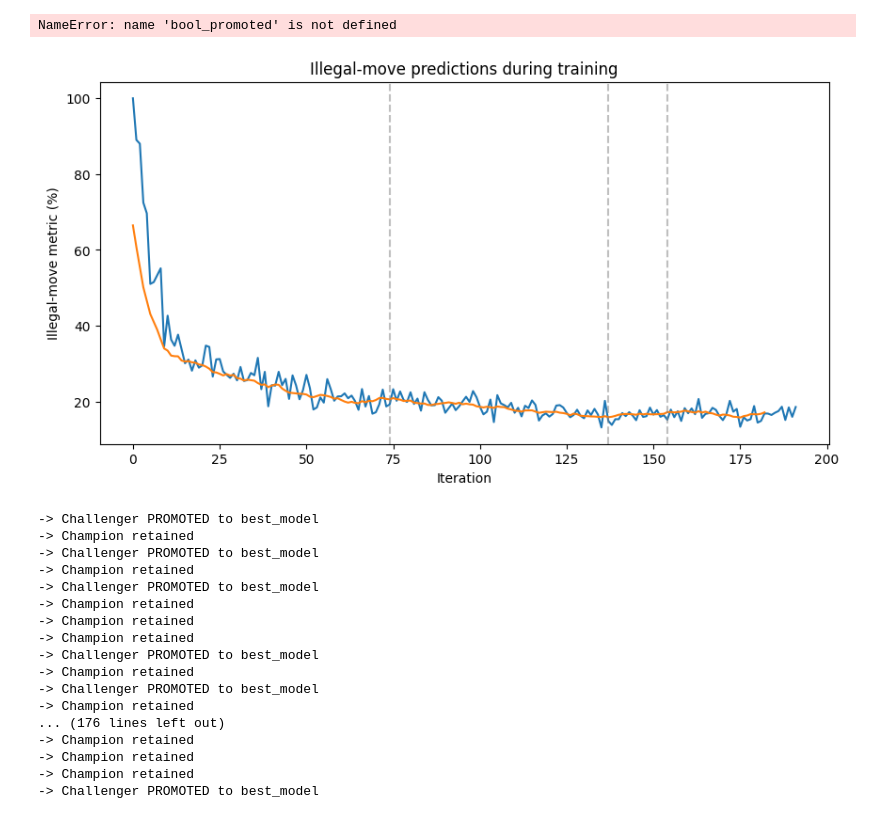
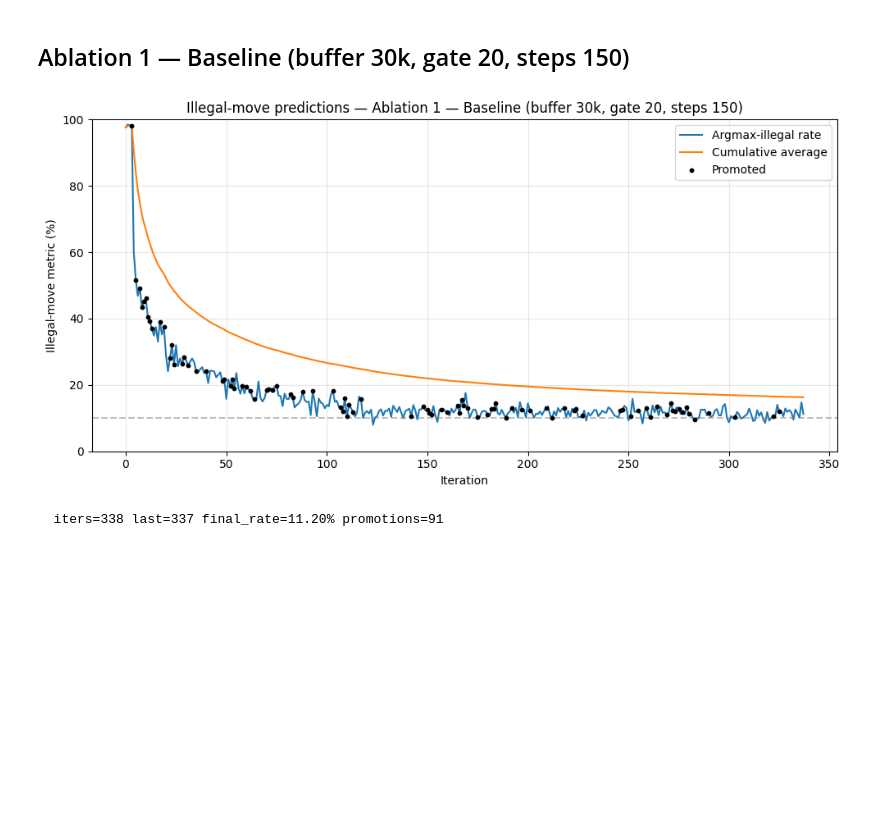
Before and after one commit to KubaJerz/explainable-grandmaster, a Jupyter notebook: illegal_moves_plot.ipynb, the cells around one changed output. Cells and saved outputs as stored; diff of their text form; code cells hidden in the pictures; blank space fills up the shorter version.

Commit message:
Results from abilations

```diff
--- a/illegal_moves_plot.ipynb
+++ b/illegal_moves_plot.ipynb
@@ -29,54 +62,7 @@ Parsed 192 iterations (last: 191)
-# %%
-fig, ax = plt.subplots(figsize=(10, 5))
-ax.plot(argmax_rate, label="Argmax-illegal rate", linewidth=1.5)
-argmax_rate_smooth = np.convolve(argmax_rate, np.ones(10) / 10, mode="valid")
-ax.plot(argmax_rate_smooth, label="Smoothed Argmax-illegal rate", linewidth=1.5)
-# ax.plot(iters, mass, label="Mean illegal probability mass", linewidth=1.5, alpha=0.8)
-ax.set_xlabel("Iteration")
-ax.set_ylabel("Illegal-move metric (%)")
-ax.set_title("Illegal-move predictions during training")
-vlines = [74, 137, 154]
-for v in vlines:
-    ax.axvline(v, color="gray", linestyle="--", alpha=0.5)
-
-ax.scatter(np.where(np.array(bool_promoted) == 1 )[0], np.array(argmax_rate)[np.where(np.array(bool_promoted) == 1 )[0]], color="black", s=10, label="Promoted", zorder=1)
-
-ax.set_ylim(0, 100)
-ax.grid(True, alpha=0.3)
-ax.legend()
-plt.tight_layout()
-plt.show()
-# %% [output]
-NameError: name 'bool_promoted' is not defined
-[figure, removed]
-# %%
-promoted_re = re.compile(r".*Challenger PROMOTED.*")
-not_promoted_re = re.compile(r".*Champion retained.*")
-
-bool_promoted = []
-with open(LOG_PATH) as f:
-    for line in f:
-        if promoted_re.match(line):
-            print(line.strip())
-            bool_promoted.append(1)
-        elif not_promoted_re.match(line):
-            print(line.strip())
-            bool_promoted.append(0)
-# %% [output]
--> Challenger PROMOTED to best_model
--> Champion retained
--> Challenger PROMOTED to best_model
--> Champion retained
--> Challenger PROMOTED to best_model
--> Champion retained
--> Champion retained
--> Champion retained
--> Challenger PROMOTED to best_model
--> Champion retained
--> Challenger PROMOTED to best_model
--> Champion retained
-... (176 lines left out)
--> Champion retained
--> Champion retained
--> Champion retained
--> Challenger PROMOTED to best_model
+# %% [markdown]
+## Ablation 1 — Baseline (buffer 30k, gate 20, steps 150)
+# %%
+plot_illegal('results/abl1_baseline/run.log', 'Ablation 1 — Baseline (buffer 30k, gate 20, steps 150)')
+# %% [output]
+[figure, added]
+  iters=338 last=337 final_rate=11.20% promotions=91
```
Also changed, not shown: parts of 16 cells of this notebook, 6 other files.
